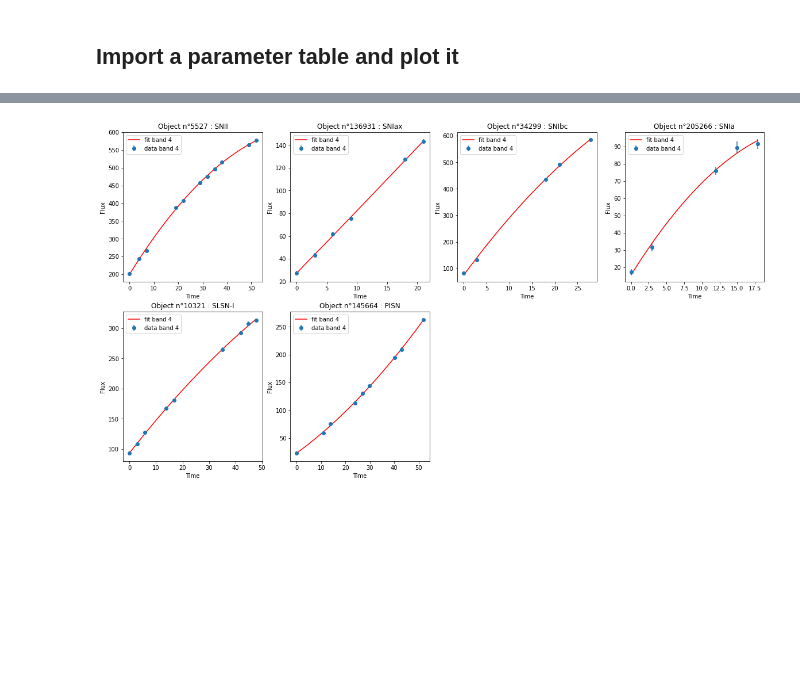
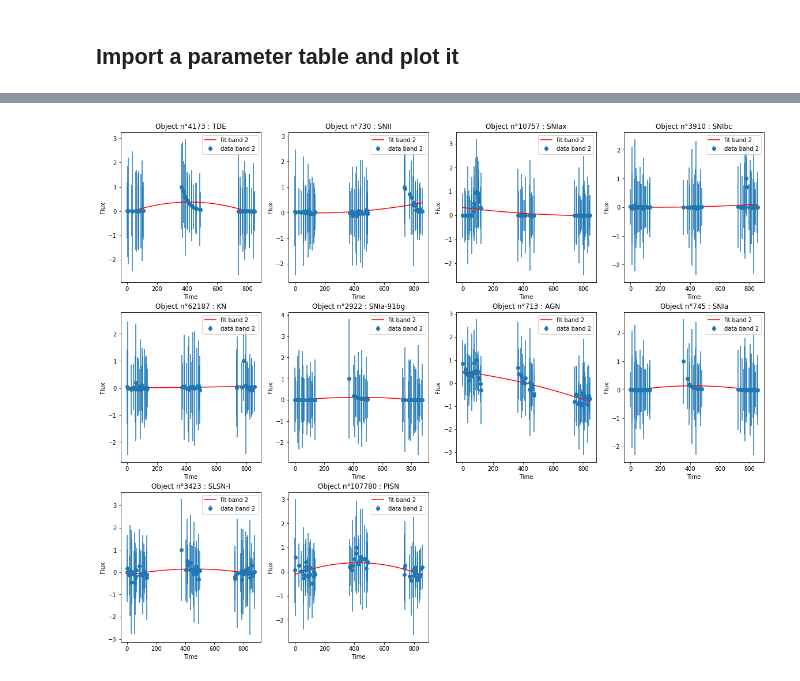
Before and after one commit to erusseil/PISN-classification, a Jupyter notebook: FeatureExtraction/AnalyseExtraction.ipynb, the cells around one changed output, grey strips where cells are left out. Cells and saved outputs as stored; diff of their text form; code cells hidden in the pictures; blank space fills up the shorter version.

Commit message:
updated the plots for the new parametrisation

```diff
--- a/FeatureExtraction/AnalyseExtraction.ipynb
+++ b/FeatureExtraction/AnalyseExtraction.ipynb
@@ -10,8 +15,8 @@ from paraa import *
 # %%
 # this cannot be run without the filtered_dataDB_complete.pkl file
 
-train = pd.read_pickle("../../plasticc/CleanDataBase/Gold/Half/train-1.pkl")
-objects = np.unique(train['object_id'])
-target_types = np.hstack([np.unique(train['target']), [999]])
-train
+data = pd.read_pickle("../../plasticc/CleanDataBase/"+sample+curve+"train"+PISN_split+".pkl")
+objects = np.unique(data['object_id'])
+target_types = np.hstack([np.unique(data['target']), [999]])
+data[(data['object_id']==713)  & (data['passband']==2)]
 # %% [output]
@@ -59,15 +68,15 @@ target_dict={90:'SNIa',67:'SNIa-91bg',
              53:'Mira',6:'Lens-Single',
              994:'PISN', 999:'UNKNOWN'}
 # %%
-def compare(ide,band,table,model,nb_param,band_used):
+def compare(ide,band,table,model,nb_param,extra,band_used):
 
-    obj = train.loc[(train['object_id']==ide) & (train['passband']==band)]
-    flux=np.array(obj['flux'])
-    time=np.array(obj['mjd'])
-    fluxerr=np.array(obj['flux_err'])
-    obj_target= np.array(train[train['object_id']==ide]['target'])[0]
+    obj = data.loc[(data['object_id']==ide) & (data['passband']==band)]
+    flux = np.array(obj['flux'])
+    time = np.array(obj['mjd'])
+    fluxerr = np.array(obj['flux_err'])
+    obj_target = np.array(data[data['object_id']==ide]['target'])[0]
 
-    if len(time)<=1:
+    if len(time)<=nb_param:
         print('Not enough points for object',ide,'in band',band)
 
     else :
@@ -79,20 +88,23 @@ def compare(ide,band,table,model,nb_param,band_used):
 
 
         #And the prediction
-        x=np.linspace(time.min(),time.max(),200)
-        first_para_band=nb_param*(band-band_used.min())
-        last_para_band=nb_param*((band-band_used.min())+1)-1
+        x = np.linspace(time.min(),time.max(),200)
 
-        obj_para=np.array(table[table['object_id']==ide].loc[:,first_para_band:last_para_band])[0]
+        a = (band - band_used.min()) * (nb_param + extra)
+        b = (band - band_used.min()) * (nb_param + extra) + 1
+        c = (band - band_used.min()) * (nb_param + extra) + 2
+
+        obj_para=np.array(param_table.loc[param_table['object_id']==ide,[a, b, c]])[0]
         plt.plot(x,model(x,*obj_para),label='fit band %s'%(band),color='red')
         plt.legend()
 
 def get_target(ide):
-    return train.loc[train['object_id']==ide,'target'].min()
+    return data.loc[data['object_id']==ide,'target'].min()
 # %% [markdown]
 ## Import a parameter table and plot it
 # %%
-param_table=pd.read_pickle("../../plasticc/param_table/Gold/Half/train-1_poly.pkl")
+param_table=pd.read_pickle("../../plasticc/param_table/"+sample+curve+"train"+PISN_split+model+".pkl")
 pltmodel=poly
 band_used=np.array([2,3,4,5])
 nb_param=3
+extra = 3
@@ -99,24 +127,24 @@ nb_param=3
 # %%
 # Now let's use this function to see how well each object is fited
 
 plt.figure(figsize=(20,22))
 a=0
 
 for i in target_types[0:len(target_types)-1]:
     a+=1
     j=0
     obj=objects[j]
     obj_target= get_target(obj)
 
     while (obj_target!=i) and (j!=len(objects)-1) :
         j+=1
         obj=objects[j]
-        obj_target= np.array(train[train['object_id']==obj]['target'])[0]
+        obj_target= np.array(data[data['object_id']==obj]['target'])[0]
 
     plt.subplot(4,4,a)
-    compare(obj,4,param_table,pltmodel,nb_param,band_used)
+    compare(obj,2,param_table,pltmodel,nb_param,extra,band_used)
 # %% [output]
-[figure, old version]
+[figure, new version]
 # %%
 # Now let's use this function to see how well PISN are fitted
 
```
Also changed, not shown: parts of 7 cells of this notebook.
